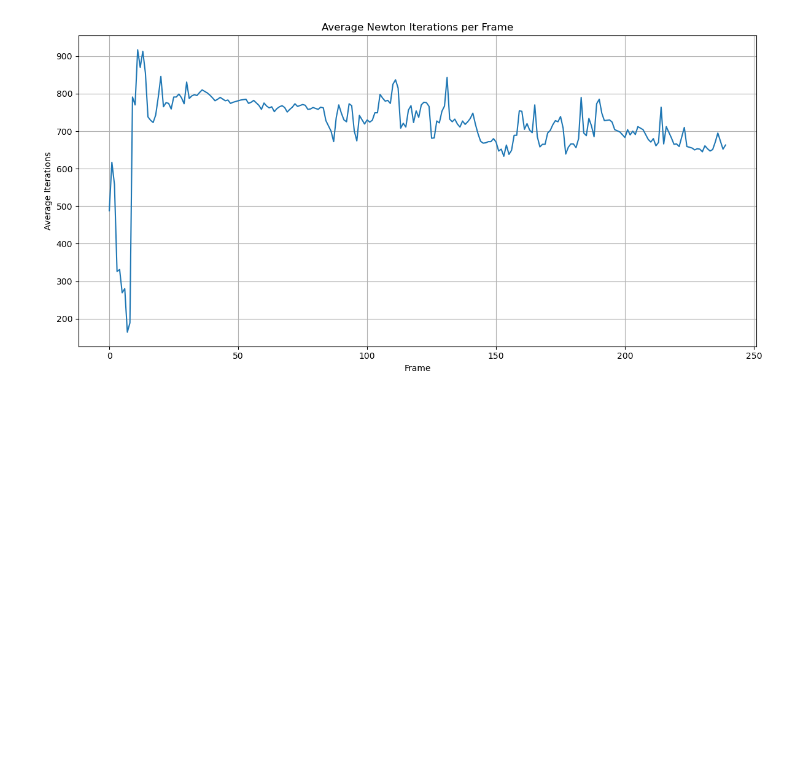
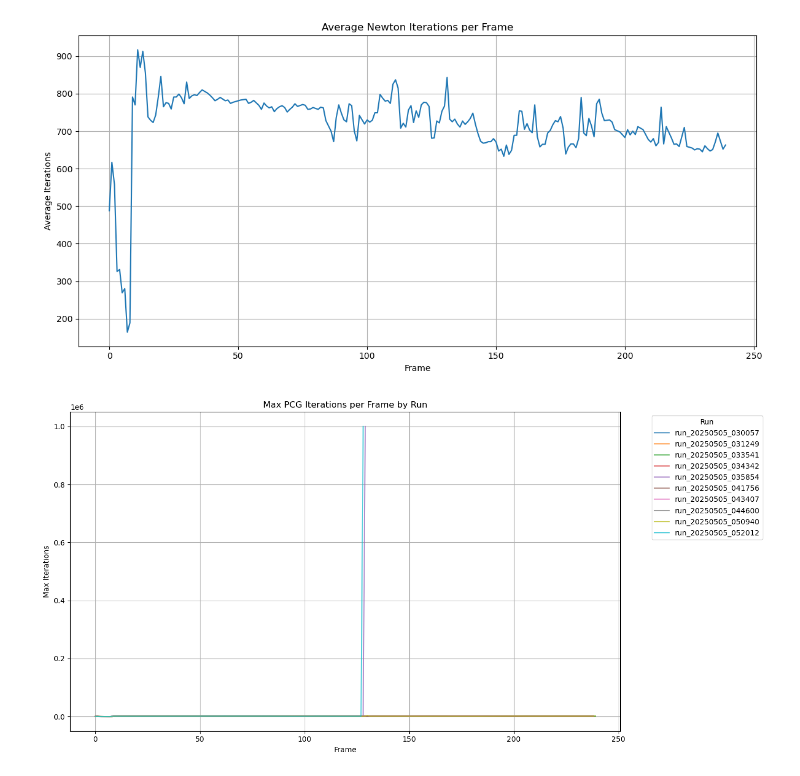
Before and after one commit to abigailxcal/PPFSimulationData, a Jupyter notebook: dataWrangling.ipynb, the cells around one changed output. Cells and saved outputs as stored; diff of their text form; code cells hidden in the pictures; blank space fills up the shorter version.

```diff
--- a/dataWrangling.ipynb
+++ b/dataWrangling.ipynb
@@ -211,3 +211,24 @@ for path in glob.glob("logs_archive/*"):
 # %%
 all_combined_df = pd.concat(all_dfs, ignore_index=True)
 all_combined_df
+# %%
+# Make sure the DataFrame includes a 'source_folder' column
+grouped = all_combined_df.groupby(['source_folder', 'corresponding_frame'])['iterations'].max().reset_index()
+import matplotlib.pyplot as plt
+
+plt.figure(figsize=(14, 7))
+
+# Plot each run's max iterations per frame
+for run_name in grouped['source_folder'].unique():
+    run_data = grouped[grouped['source_folder'] == run_name]
+    plt.plot(run_data['corresponding_frame'], run_data['iterations'], label=run_name, alpha=0.75)
+
+plt.title("Max PCG Iterations per Frame by Run")
+plt.xlabel("Frame")
+plt.ylabel("Max Iterations")
+plt.legend(title="Run", bbox_to_anchor=(1.05, 1), loc='upper left')
+plt.grid(True)
+plt.tight_layout()
+plt.show()
+# %% [output]
+[figure, added]
```
Also changed, not shown: parts of 2 cells of this notebook.
